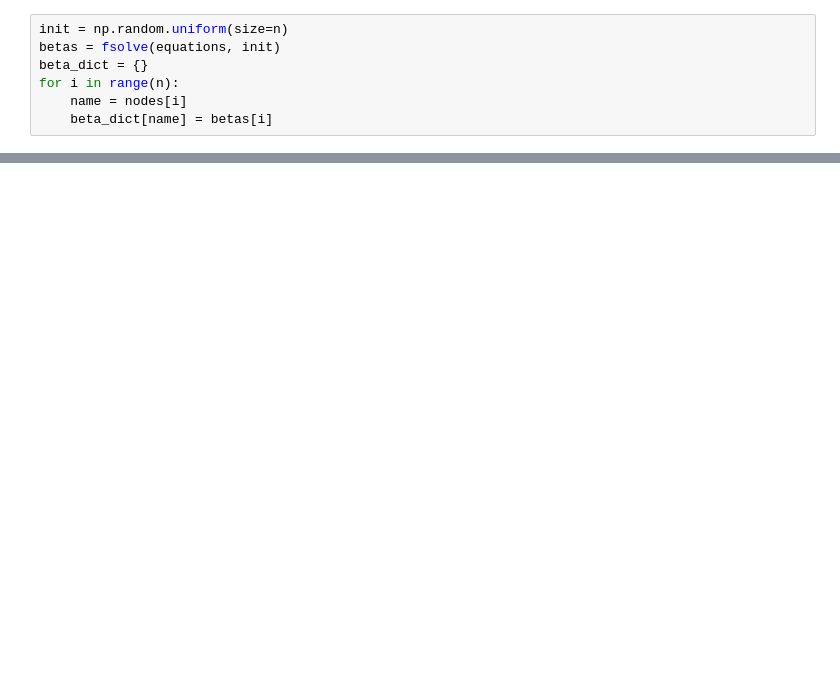
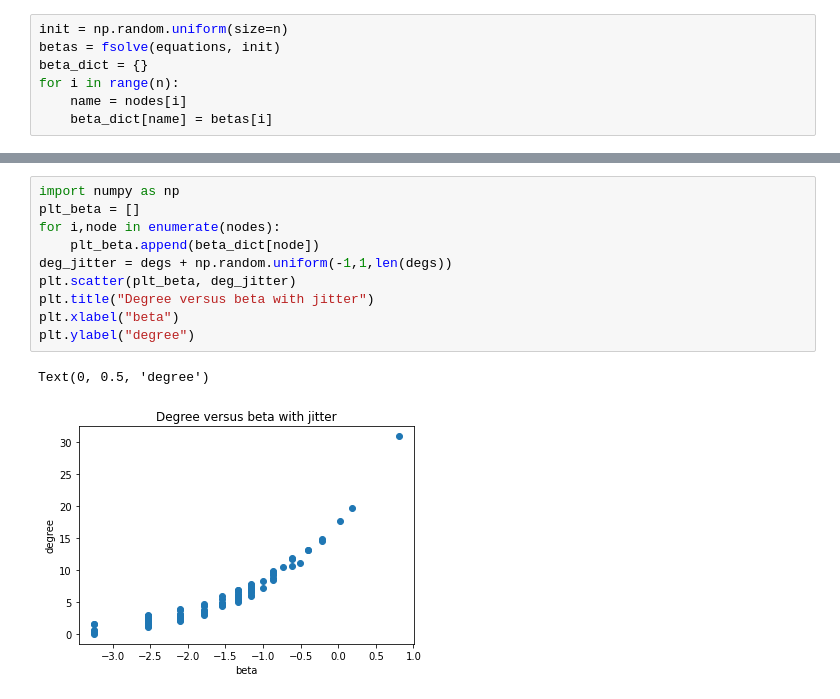
Before and after one commit to yingxueh/36490coldwar, a Jupyter notebook: beta_model.ipynb, the cells around one changed output, grey strips where cells are left out. Cells and saved outputs as stored; diff of their text form; blank space fills up the shorter version.

Commit message:
word cloud and jitter

```diff
--- a/beta_model.ipynb
+++ b/beta_model.ipynb
@@ -54,0 +56,13 @@ print(predict("kennan", "koch"))
+# %%
+import numpy as np
+plt_beta = []
+for i,node in enumerate(nodes):
+    plt_beta.append(beta_dict[node])
+deg_jitter = degs + np.random.uniform(-1,1,len(degs))
+plt.scatter(plt_beta, deg_jitter)
+plt.title("Degree versus beta with jitter")
+plt.xlabel("beta")
+plt.ylabel("degree")
+# %% [output]
+Text(0, 0.5, 'degree')
+[figure, added]
```
Also changed, not shown: parts of 3 cells of this notebook.
